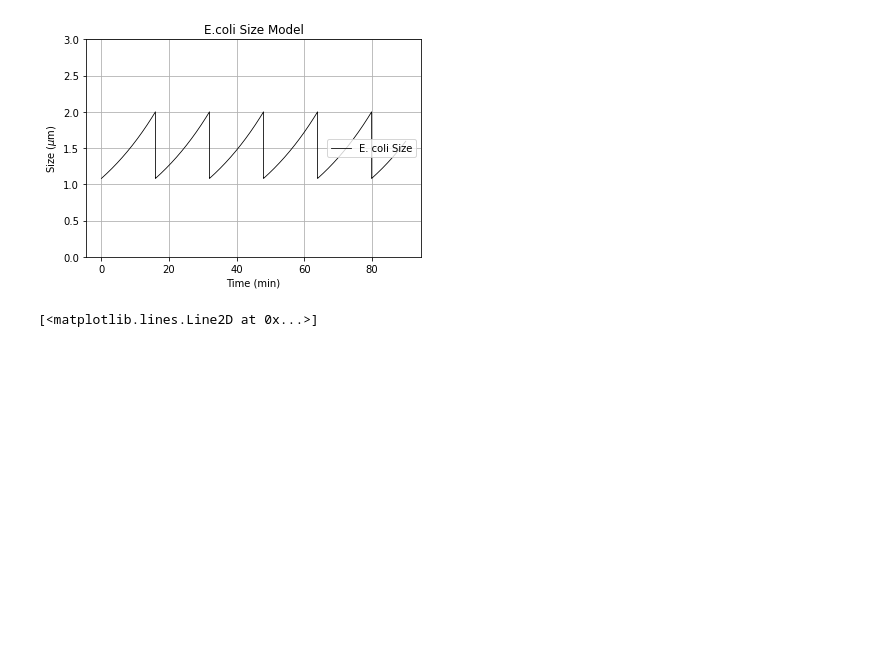
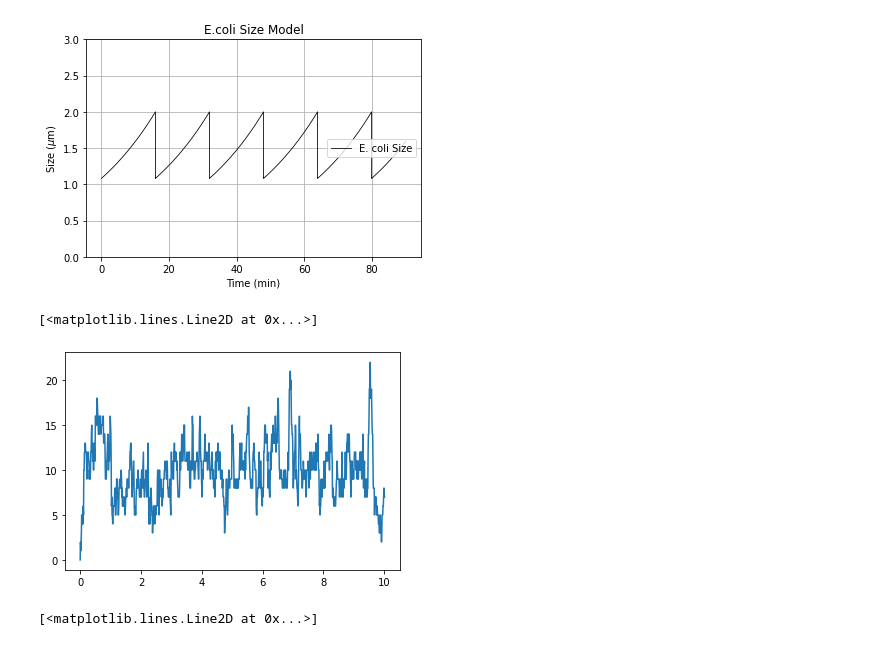
Before and after one commit to SergioPachonDotor/GillespieSim, a Jupyter notebook: laboratory/lab_1.ipynb, the cells around one changed output. Cells and saved outputs as stored; diff of their text form; code cells hidden in the pictures; blank space fills up the shorter version.

```diff
--- a/laboratory/lab_1.ipynb
+++ b/laboratory/lab_1.ipynb
@@ -77,6 +77,44 @@ plt.title('E.coli Size Model')
 # %% [output]
 Text(0.5, 1.0, 'E.coli Size Model')
 [figure]
+# %%
+kr=100
+gammar=10
+t=0#tiempo
+r=0#condicion inicial
+tarray=[]
+rarray=[]
+samp_time=0.01
+tref=0
+tmax = 10
+
+while t<tmax:
+
+    if r>0:
+        tcrea=-(1/kr)*np.log(np.random.rand())
+        tdeg=-(1/(gammar*r))*np.log(np.random.rand())
+
+        tau = np.min([tcrea,tdeg])
+        reac = np.argmin([tcrea,tdeg])
+    else:
+        tau=-(1/kr)*np.log(np.random.rand())
+        reac=0
+
+    if t + tau < tref:
+        if reac == 0:
+            r+=1
+        else:
+            r+=-1
+        t+=tau
+    else:
+        t=tref
+        tarray.append(t)
+        rarray.append(r)
+        tref+=samp_time
+plt.plot(tarray,rarray)
+# %% [output]
+[<matplotlib.lines.Line2D at 0x...>]
+[figure, added]
 # %%
 s0=1
 mu=np.log(2)
```
Also changed, not shown: 3 other files.
